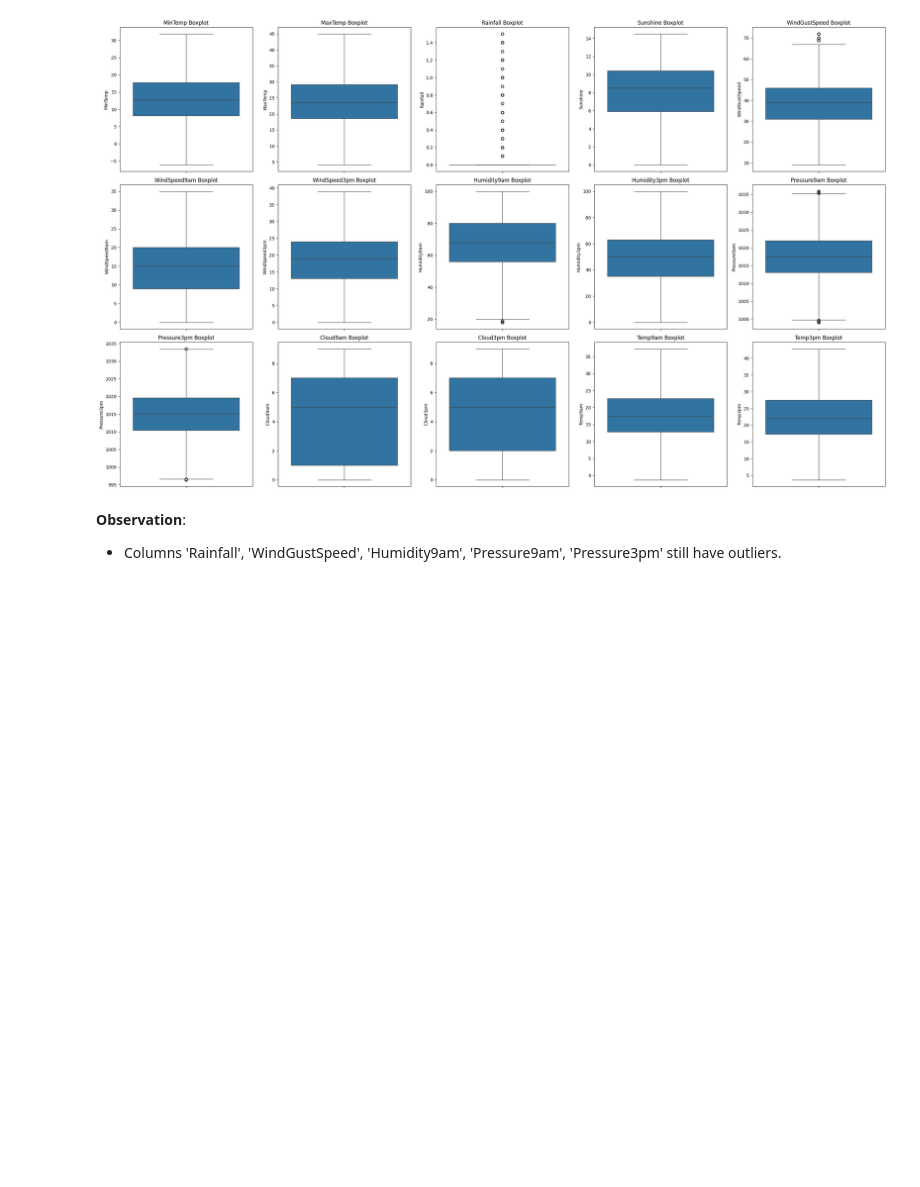
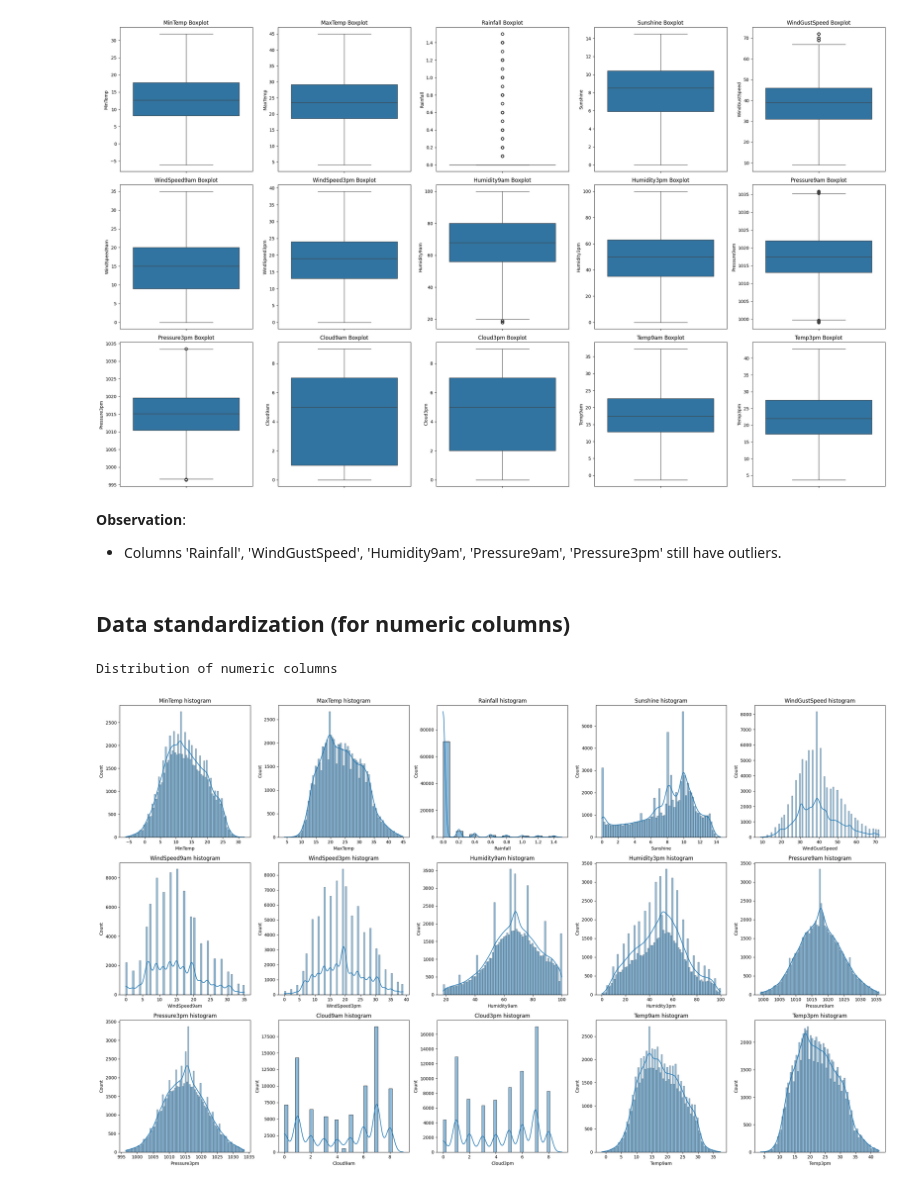
Before and after one commit to dzungpnguyen/rain-in-australia, a Jupyter notebook: data_exploration_analysis.ipynb, the cells around one changed output. Saved outputs shown, nothing was run; the diff lists cells and outputs as text; code cells hidden in the pictures; blank space fills up the shorter version.

Commit message:
check distributions (numeric columns) for standardization

```diff
--- a/data_exploration_analysis.ipynb
+++ b/data_exploration_analysis.ipynb
@@ -814,3 +814,22 @@ Boxplot after replacing outliers
 # %% [markdown]
 **Observation**:
 - Columns 'Rainfall', 'WindGustSpeed', 'Humidity9am', 'Pressure9am', 'Pressure3pm' still have outliers.
+# %% [markdown]
+## **Data standardization** (for numeric columns)
+# %%
+print('Distribution of numeric columns')
+fig, axes = plt.subplots(nrows=3, ncols=5, figsize=(25, 15))
+axes = axes.flatten()
+
+for i, col in enumerate(numeric_columns):
+    sns.histplot(x=df[col], kde=True, ax=axes[i])
+    axes[i].set_title(f'{col} histogram')
+
+for j in range(len(numeric_columns), len(axes)):
+    fig.delaxes(axes[j])
+
+plt.tight_layout()
+plt.show()
+# %% [output]
+Distribution of numeric columns
+[figure, added]
```
Also changed, not shown: parts of 3 cells of this notebook.
